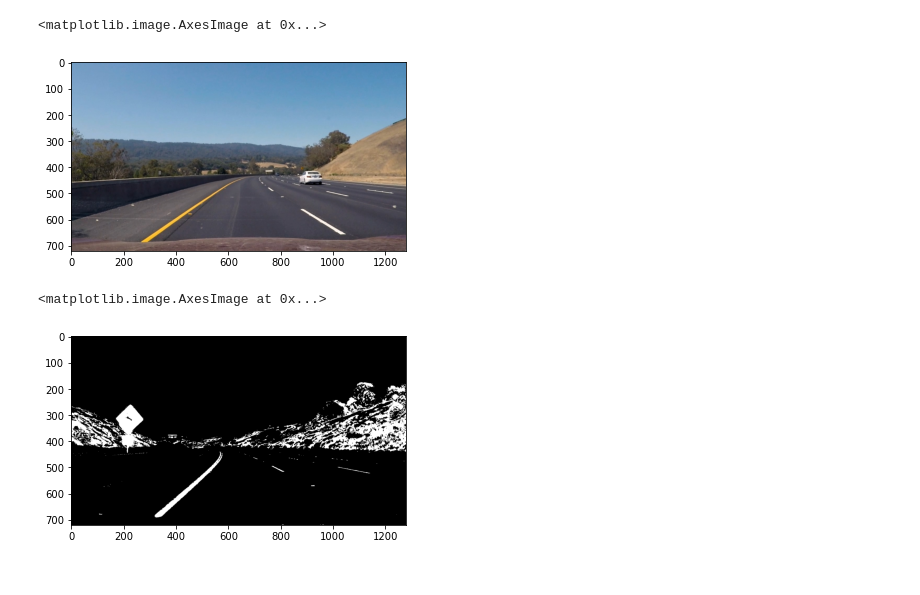
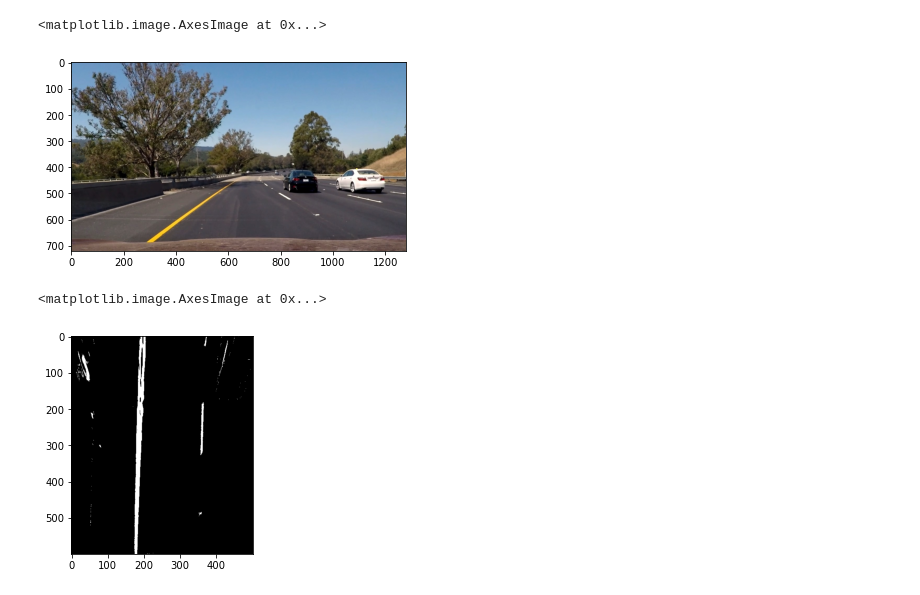
Before and after one commit to Ahmedkhalifa1999/Simple-Perception-Stack-for-Self-Driving-Car, a Jupyter notebook: lane_detection.ipynb, the cells around one changed output. Cells and saved outputs as stored; diff of their text form; code cells hidden in the pictures.

```diff
--- a/lane_detection.ipynb
+++ b/lane_detection.ipynb
@@ -7,12 +8,13 @@ from modules.preprocessing import *
 # %%
-image = cv.imread("Data\Images\Test 3.jpg")
+image = cv.imread("Data\Images\Test 6.jpg")
 plt.imshow(cv.cvtColor(image, cv.COLOR_BGR2RGB))
 # %% [output]
 <matplotlib.image.AxesImage at 0x...>
-[figure, old version]
+[figure, new version]
 # %%
 equalized_image = cv.cvtColor(preprocess(image), cv.COLOR_BGR2HSV)
+equalized_image, _ = perspective_transform(equalized_image)
 plt.imshow(detect_lanes(equalized_image), cmap = "gray")
 # %% [output]
 <matplotlib.image.AxesImage at 0x...>
-[figure, old version]
+[figure, new version]
```
Also changed, not shown: parts of 5 cells of this notebook, 1 other file.
